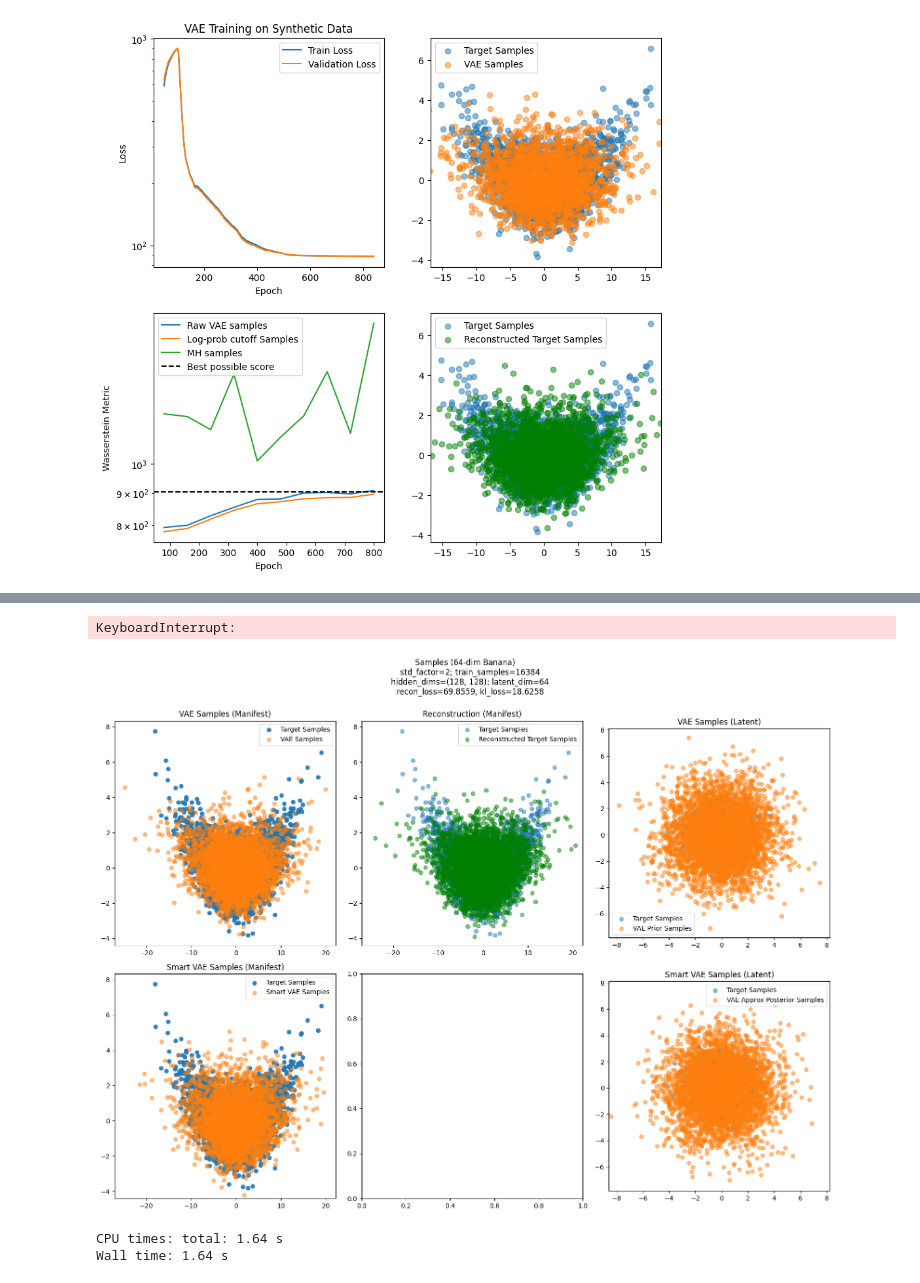
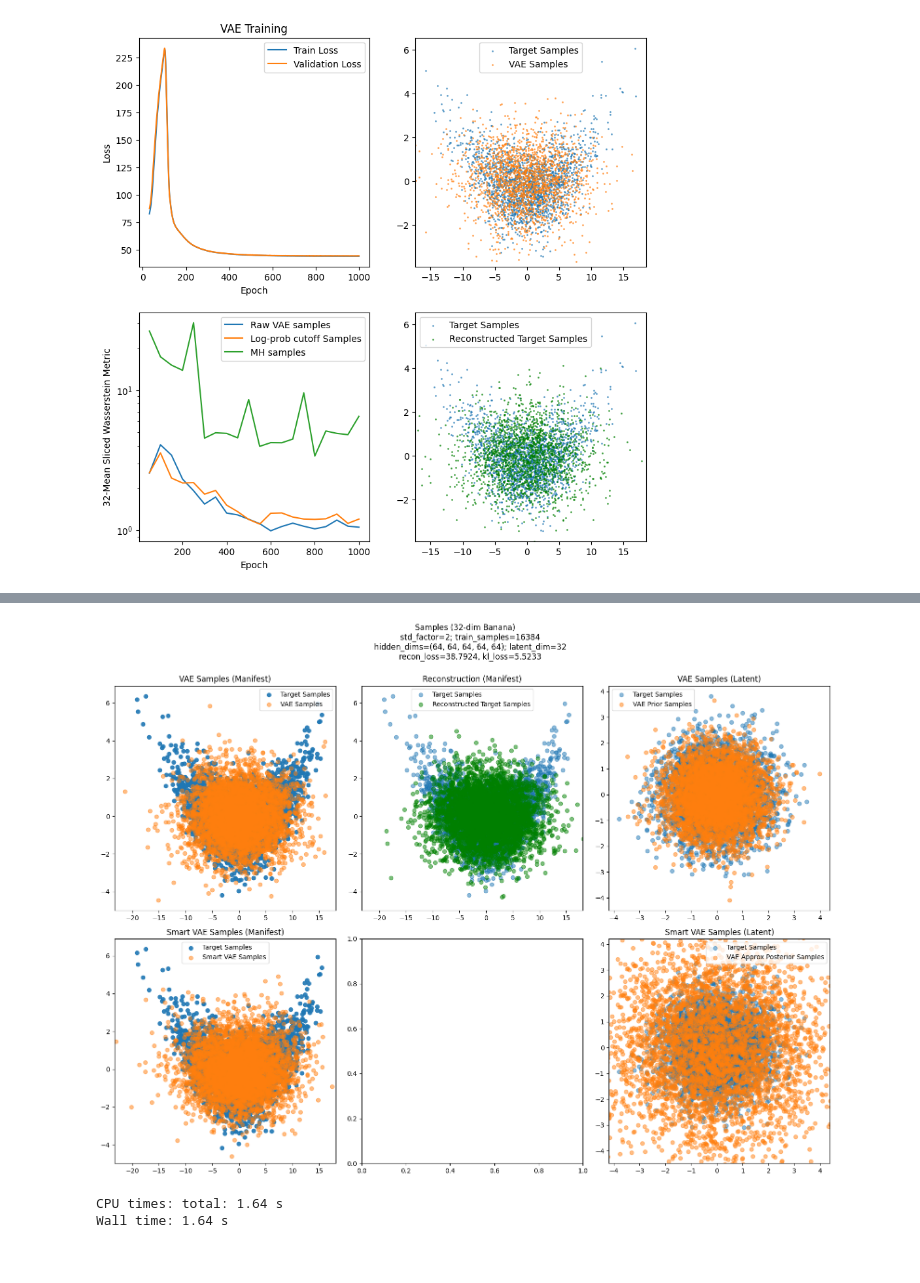
Before and after one commit to xapq/approximate-metropolis-hastings, a Jupyter notebook: VAE_Training.ipynb, the cells around one changed output, grey strips where cells are left out. Cells and saved outputs as stored; diff of their text form; code cells hidden in the pictures.

```diff
--- a/VAE_Training.ipynb
+++ b/VAE_Training.ipynb
@@ -27,3 +24,3 @@ metric_name = 'Wasserstein Metric'
 # %%
-D = 64  # Data dimensionality
+D = 32  # Data dimensionality
 target = Banana(dim=D, sigma=5.0, b=0.02, device=device)
@@ -30,16 +30,15 @@ target = Banana(dim=D, sigma=5.0, b=0.02, device=device)
 # %%
-hidden_dims = (128, 128)
+hidden_dims = (64, 64, 64, 64, 64)
 latent_dim = D
-N_train = 16_384
+n_train_samples = 16_384
+x_train = target.sample((n_train_samples,))
 model = VAE(data_dim=D, hidden_dims=hidden_dims, latent_dim=latent_dim, device=device)
 #optimizer = torch.optim.AdamW(model.parameters(), lr=0.01)
 optimizer = torch.optim.SGD(model.parameters(), lr=0.01, momentum=0.9)
-patience = 150
+patience = 100
 scheduler = torch.optim.lr_scheduler.ReduceLROnPlateau(optimizer, factor=0.5, patience=patience, threshold=1e-4)
+trainer = VAETrainer(model, target, batch_size=2048, no_kl_penalty_epochs=100, kl_annealing_epochs=500, optimizer=optimizer, scheduler=scheduler, device=device)
 # scheduler = None
-model.fit_distribution(target, N_train, optimizer,
-                       scheduler=scheduler, max_epochs=2000,
-                       kl_annealing_epochs=500, batch_size=2_048,
-                      distribution_metric=distribution_metric)
+trainer.fit(x_train, n_epochs=1000, plot_interval=50)
 # %% [output]
-[figure, old version]
+[figure, new version]
@@ -50,4 +49,3 @@ Epoch 840
-KeyboardInterrupt:
 # %%
 #%%time
 torch.cuda.empty_cache()
@@ -58,7 +56,7 @@ model.set_std_factor(std_factor)
 target_samples = target.sample((N,))
 reconstructed_target = model.reconstruct(target_samples)
 target_latent = model.encode(target_samples)
-vae_latent = model.sample_prior(N, std_factor)
+vae_latent = model.sample_prior((N,))
 vae_latent_smart = model.sample_latent((N,))
 vae_samples = model.decode(vae_latent)
 vae_samples_smart = model.decode(vae_latent_smart)
@@ -108,7 +106,7 @@ ax6.set_title('Smart VAE Samples (Latent)')
 ax6.legend()
 
 
-recon_loss, kl_loss = model.loss_components(target_samples)
+recon_loss, kl_loss = trainer.loss_components(target_samples)
 plt.suptitle(
     f'''Samples ({D}-dim Banana)
     std_factor={std_factor}; train_samples={N_train}
@@ -116,7 +114,7 @@ plt.suptitle(
     recon_loss={recon_loss:.4f}, kl_loss={kl_loss:.4f}''', y=1);
 plt.tight_layout()
 # %% [output]
-[figure, old version]
+[figure, new version]
 # %%
 torch.cuda.empty_cache()
 # %%
```
Also changed, not shown: parts of 5 cells of this notebook, 4 other files.
